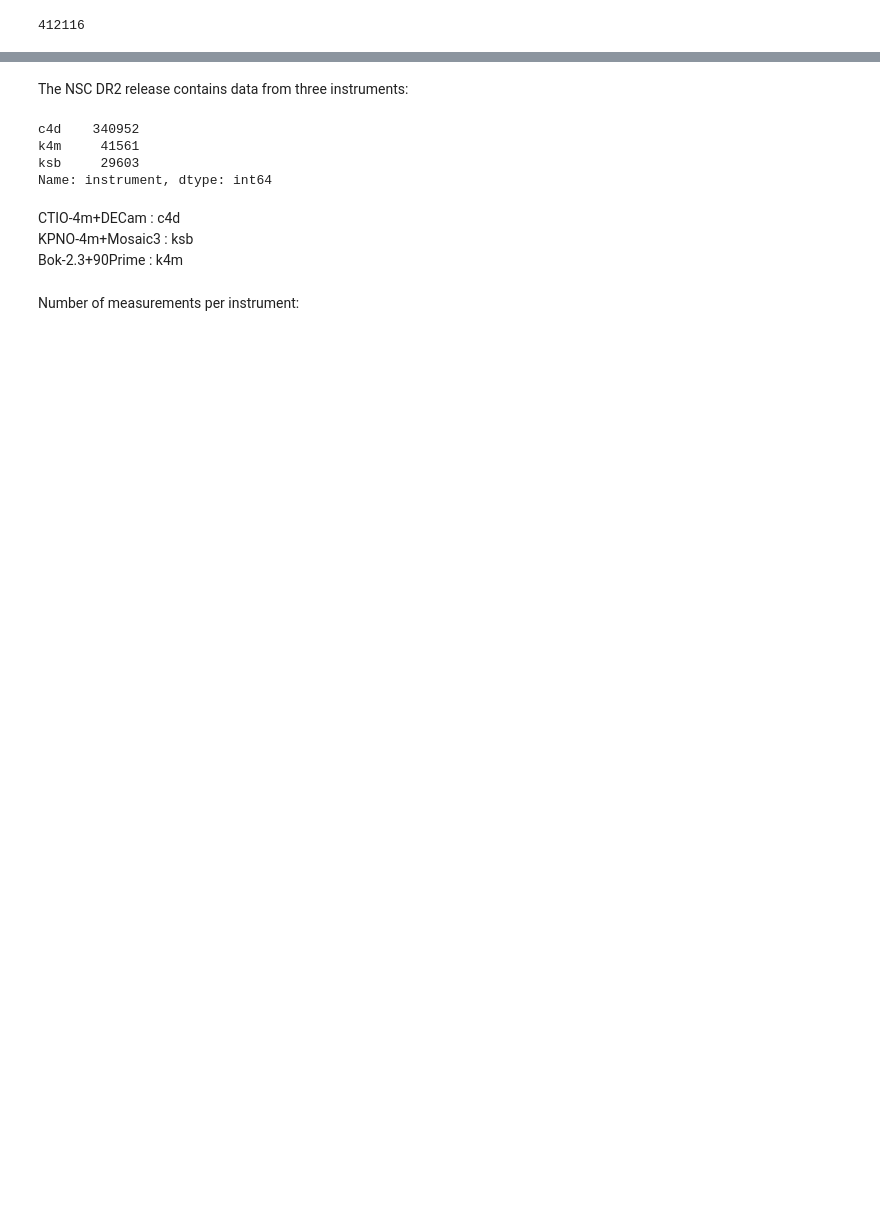
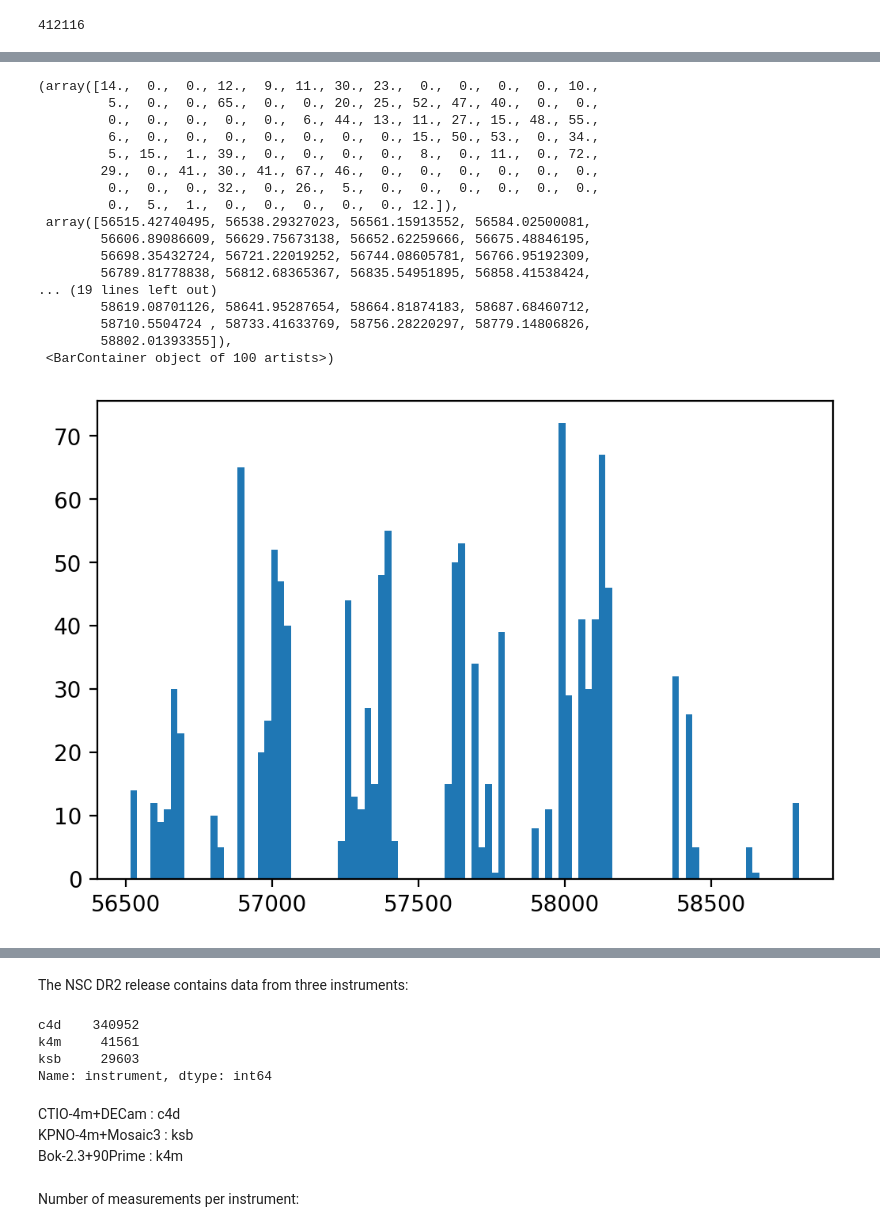
Before and after one commit to B612-Asteroid-Institute/adam_datasets, a Jupyter notebook: nsc/dr2/nsc_dr2.ipynb, the cells around one changed output, grey strips where cells are left out. Saved outputs shown, nothing was run; the diff lists cells and outputs as text; code cells hidden in the pictures; blank space fills up the shorter version.

```diff
--- a/nsc/dr2/nsc_dr2.ipynb
+++ b/nsc/dr2/nsc_dr2.ipynb
@@ -33,2 +39,2 @@ from astropy.time import Time
 # %%
-DATA_DIR = "/epyc/projects/thor/thor_data/nsc/"
+DATA_DIR = "/epyc/projects/adam_datasets/nsc_dr2"
@@ -94,5 +196,24 @@ ax.scatter(exposures[(exposures["elat"] <= 20) & (exposures["elat"] >= -20)]["mj
 # %%
-fig, ax = plt.subplots(1, 1)
+fig, ax = plt.subplots(1, 1, dpi=200)
 ax.hist(exposures[exposures["nest4096"] == 73819750]["mjd"].values, bins = 100)
+# %% [output]
+(array([14.,  0.,  0., 12.,  9., 11., 30., 23.,  0.,  0.,  0.,  0., 10.,
+         5.,  0.,  0., 65.,  0.,  0., 20., 25., 52., 47., 40.,  0.,  0.,
+         0.,  0.,  0.,  0.,  0.,  6., 44., 13., 11., 27., 15., 48., 55.,
+         6.,  0.,  0.,  0.,  0.,  0.,  0.,  0., 15., 50., 53.,  0., 34.,
+         5., 15.,  1., 39.,  0.,  0.,  0.,  0.,  8.,  0., 11.,  0., 72.,
+        29.,  0., 41., 30., 41., 67., 46.,  0.,  0.,  0.,  0.,  0.,  0.,
+         0.,  0.,  0., 32.,  0., 26.,  5.,  0.,  0.,  0.,  0.,  0.,  0.,
+         0.,  5.,  1.,  0.,  0.,  0.,  0.,  0., 12.]),
+ array([56515.42740495, 56538.29327023, 56561.15913552, 56584.02500081,
+        56606.89086609, 56629.75673138, 56652.62259666, 56675.48846195,
+        56698.35432724, 56721.22019252, 56744.08605781, 56766.95192309,
+        56789.81778838, 56812.68365367, 56835.54951895, 56858.41538424,
+... (19 lines left out)
+        58619.08701126, 58641.95287654, 58664.81874183, 58687.68460712,
+        58710.5504724 , 58733.41633769, 58756.28220297, 58779.14806826,
+        58802.01393355]),
+ <BarContainer object of 100 artists>)
+[figure, added]
 # %%
 Time([57000],scale="utc", format="mjd").isot
```
Also changed, not shown: parts of 50 cells of this notebook.
